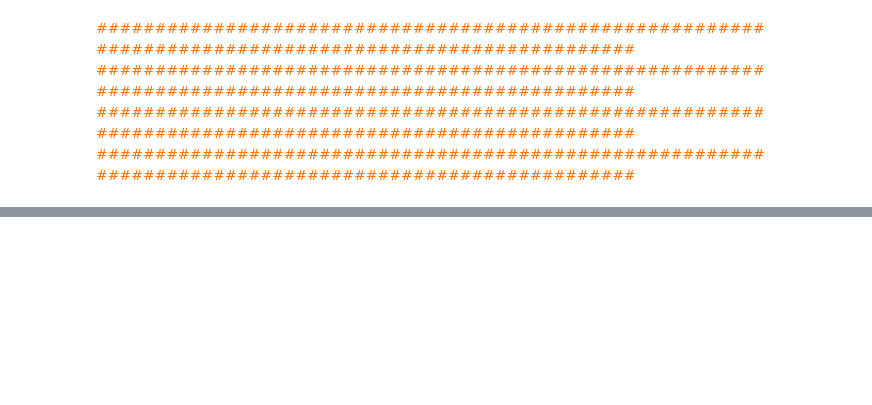
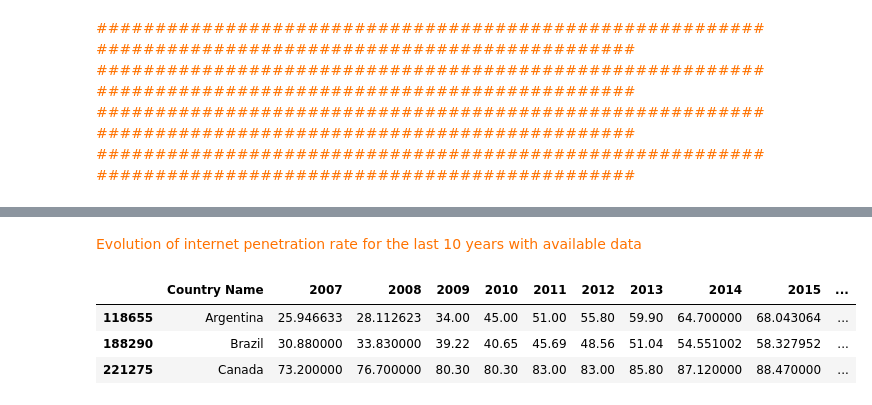
Before and after one commit to samirhinojosa/OC-P2-education-statistics, a Jupyter notebook: notebook.ipynb, the cells around one changed output, grey strips where cells are left out. Drawn from its saved outputs; the diff is of its cells as text; code cells hidden in the pictures; blank space fills up the shorter version.

```diff
--- a/notebook.ipynb
+++ b/notebook.ipynb
@@ -1226,3 +1227,3 @@ df_temp
 # %%
-# Filter "EdStatsData.csv" based on the list of countries as given in ISO 3166-1
-df_temp_copy = df_temp[df_temp["Country Name"].isin(df_countries_to_work["Country Name"])]
+# Filter "Countries" based on the list of the first 20 countries of potential clients
+df_evolution_internet = df_evolution_internet[df_evolution_internet["Country Name"].isin(df_potential_customer["Country Name"])]
@@ -1281,0 +1237,4 @@ sns.lineplot(x='Year', y='value', hue='variable',
+# %% [markdown]
+<div style="color: RGB(255,114,0);">
+Evolution of internet penetration rate for the last 10 years with available data
+</div>
@@ -1281,0 +1243,7 @@ sns.lineplot(x='Year', y='value', hue='variable',
+# %%
+df_evolution_internet_copy.head(3)
+# %% [output]
+|  | Country Name | 2007 | 2008 | 2009 | 2010 | 2011 | 2012 | 2013 | 2014 | 2015 | ... |
+| 118655 | Argentina | 25.946633 | 28.112623 | 34.00 | 45.00 | 51.00 | 55.80 | 59.90 | 64.700000 | 68.043064 | ... |
+| 188290 | Brazil | 30.880000 | 33.830000 | 39.22 | 40.65 | 45.69 | 48.56 | 51.04 | 54.551002 | 58.327952 | ... |
+| 221275 | Canada | 73.200000 | 76.700000 | 80.30 | 80.30 | 83.00 | 83.00 | 85.80 | 87.120000 | 88.470000 | ... |
```
Also changed, not shown: parts of 23 cells of this notebook.
